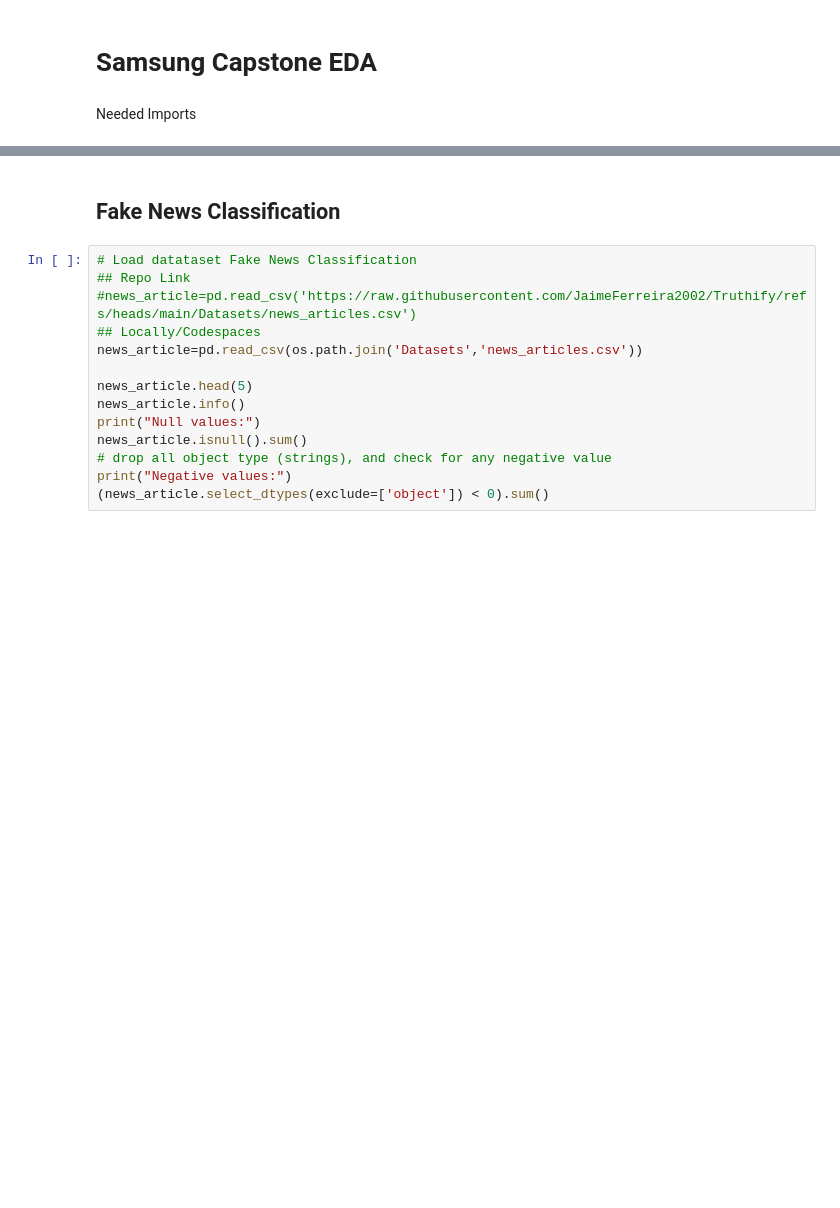
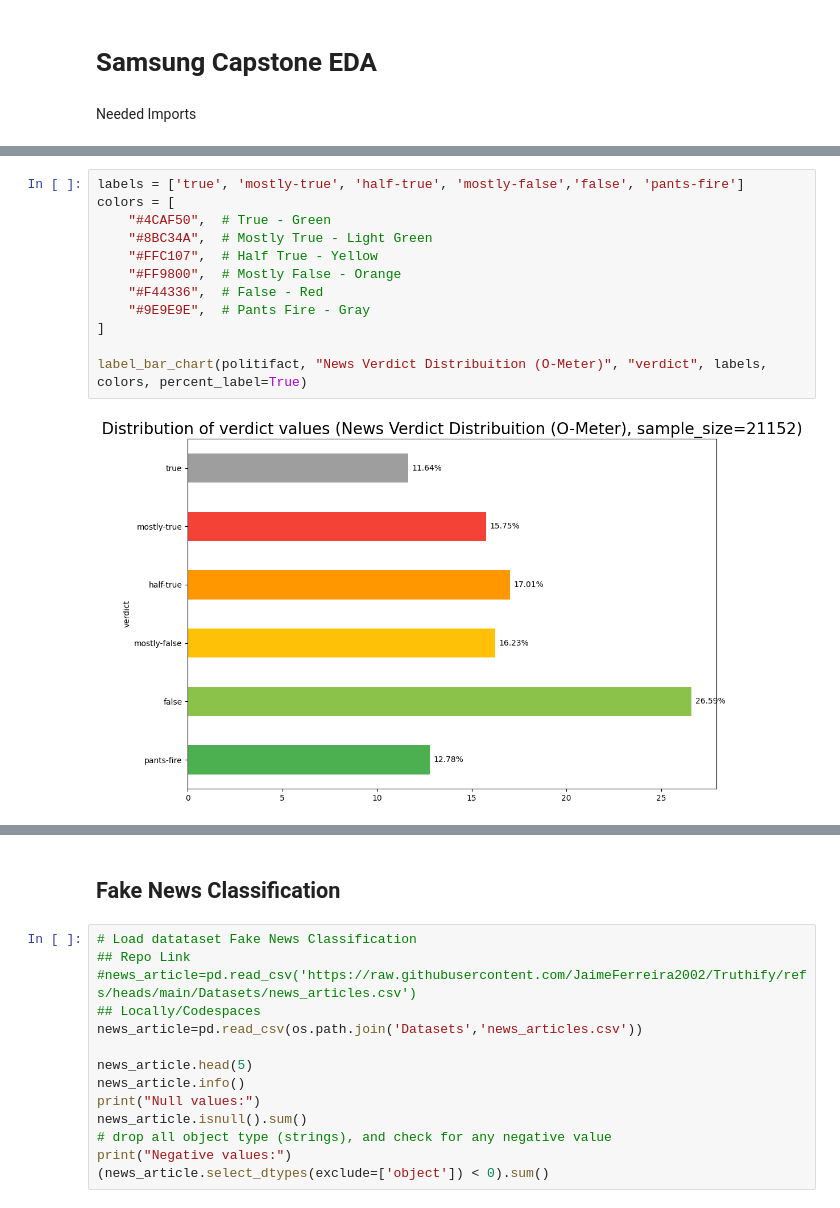
Before and after one commit to MrDuartePT/PolAIgraph, a Jupyter notebook: Truthify_EDA.ipynb, the cells around one changed output, grey strips where cells are left out. Saved outputs shown, nothing was run; the diff lists cells and outputs as text; blank space fills up the shorter version.

```diff
--- a/Truthify_EDA.ipynb
+++ b/Truthify_EDA.ipynb
@@ -56,0 +199,14 @@ Requirement already satisfied: six>=1.5 in /home/mrduarte/Documents/FCT/samsung/
+# %%
+labels = ['true', 'mostly-true', 'half-true', 'mostly-false','false', 'pants-fire']
+colors = [
+    "#4CAF50",  # True - Green
+    "#8BC34A",  # Mostly True - Light Green
+    "#FFC107",  # Half True - Yellow
+    "#FF9800",  # Mostly False - Orange
+    "#F44336",  # False - Red
+    "#9E9E9E",  # Pants Fire - Gray
+]
+
+label_bar_chart(politifact, "News Verdict Distribuition (O-Meter)", "verdict", labels, colors, percent_label=True)
+# %% [output]
+[figure, added]
```
Also changed, not shown: parts of 24 cells of this notebook.
